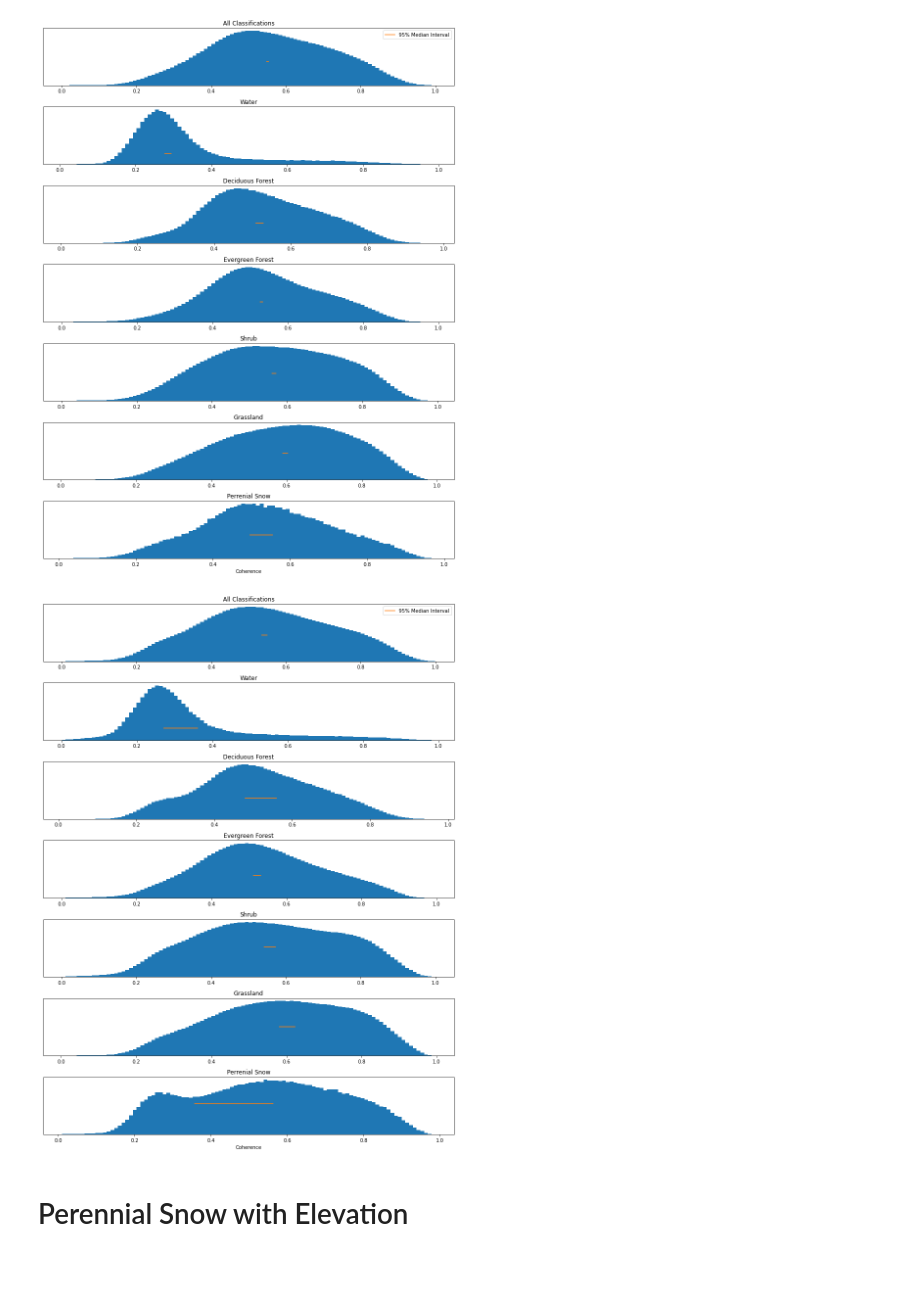
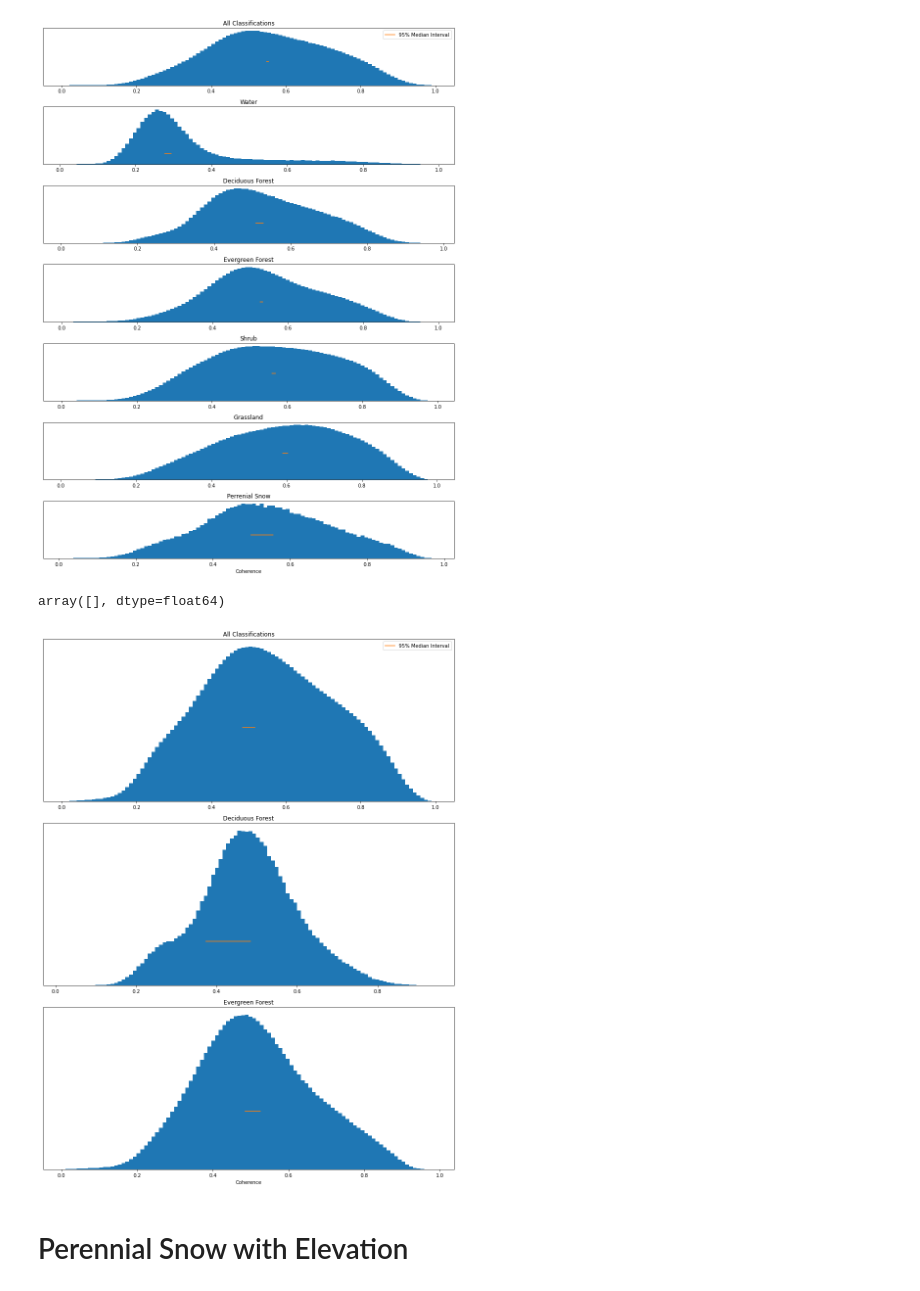
Before and after one commit to ZachHoppinen/uavsar, a Jupyter notebook: src/coherence/spatial_coherence/land-cover/land-cover.ipynb, the cells around one changed output. Cells and saved outputs as stored; diff of their text form; code cells hidden in the pictures.

```diff
--- a/src/coherence/spatial_coherence/land-cover/land-cover.ipynb
+++ b/src/coherence/spatial_coherence/land-cover/land-cover.ipynb
@@ -72,8 +72,10 @@ for loc, ds in cor_vv.items():
         cor_vv[loc]['landcover'] = re.where(re != 255)
 # %%
 data_fp = '/bsuhome/zacharykeskinen/scratch/data/uavsar/coherence'
-with open(join(data_fp,'cor_vv_3.pkl'), 'wb') as f:
-    pickle.dump(cor_vv, f)
+# with open(join(data_fp,'cor_vv_3.pkl'), 'wb') as f:
+#     pickle.dump(cor_vv, f)
+with open(join(data_fp,'cor_vv_3.pkl'), 'rb') as f:
+    cor_vv = pickle.load(f)
 # %%
 lcs = []
 cors = []
@@ -117,48 +119,58 @@ plt.savefig('/bsuhome/zacharykeskinen/uavsar/figures/coherence_spatial/landcover
 lcs = []
 cors = []
 incs = []
+veg = []
 for loc, ds in cor_vv.items():
         for dir in np.unique([d.split('_')[1][:3] for d in ds.band.values]):
                 if loc == 'Los_Alamos,_NM':
                         sub = ds
                 else:
                         sub = ds.sel({'band':[b for b in ds.band.values if f'_{dir}' in b]})
+                v = sub['tree-perc'].values.ravel()
                 cor = sub['cor_vv'].mean(dim = 'band').values.ravel()
                 inc = cor_vv[loc][f'{dir}-inc'].values.ravel()
                 lc = sub['landcover'].values.ravel()
-                lc, cor, inc = clean_nps([lc, cor,inc])
+                lc, cor, inc, v = clean_nps([lc, cor,inc,v])
                 lcs.append(lc)
                 cors.append(cor)
                 incs.append(inc)
+                veg.append(v)
 lc = np.concatenate(lcs)
 cors = np.concatenate(cors)
 incs = np.concatenate(incs)
+veg = np.concatenate(veg)
+# %%
+lcdic = {-1:'All Classifications', 41: 'Deciduous Forest', 42: 'Evergreen Forest'}
+# %%
+cors[(lc == 41) & (veg > 80)]
+# %% [output]
+array([], dtype=float64)
 # %%
 from scipy.stats import bootstrap
-f, axes = plt.subplots(7, figsize = (12,16))
-
+f, axes = plt.subplots(len(lcdic), figsize = (12,16))
+cond = (veg < 60) & (veg > 50)
 for ax_i, (i, label) in enumerate(lcdic.items()):
     ax = axes[ax_i]
     if i == -1:
-        x = cors
+        x = cors[cond]
         ax.hist(cors, bins = 100, density=True)
     else:
-        x = cors[lc == i]
-        ax.hist(cors[lc == i], label = label, density = True, bins = 100)
+        x = cors[(lc == i) & (cond)]
+        ax.hist(cors[(lc == i) & (cond)], label = label, density = True, bins = 100)
     ci_l, ci_h = bootstrap((x[::10000],), np.median).confidence_interval
     if i == -1:
         ax.plot([ci_l, ci_h], [1,1], label = '95% Median Interval')
         ax.legend()
     else:
         ax.plot([ci_l, ci_h], [1,1])
     ax.set_title(label)
     ax.set_yticks([],[])
     if ax_i == len(lcdic)-1:
         ax.set_xlabel('Coherence')
 plt.tight_layout()
 plt.savefig('/bsuhome/zacharykeskinen/uavsar/figures/coherence_spatial/landcover/landcover-inc-cor.png')
 # %% [output]
-[figure, old version]
+[figure, new version]
 # %% [markdown]
 # Perennial Snow with Elevation
 # %%
```
Also changed, not shown: 4 other files.
